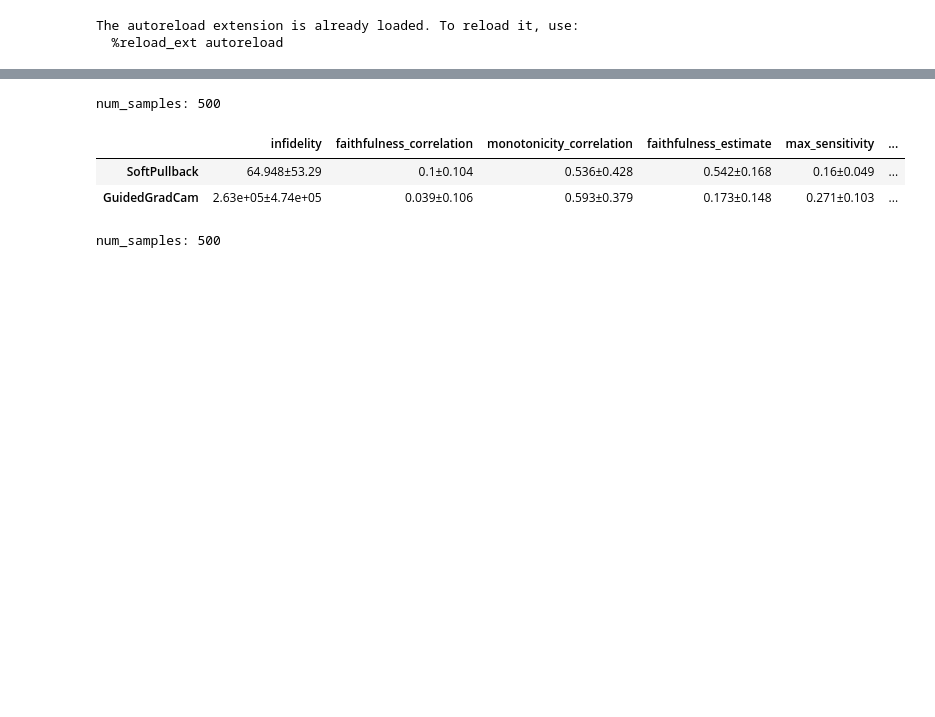
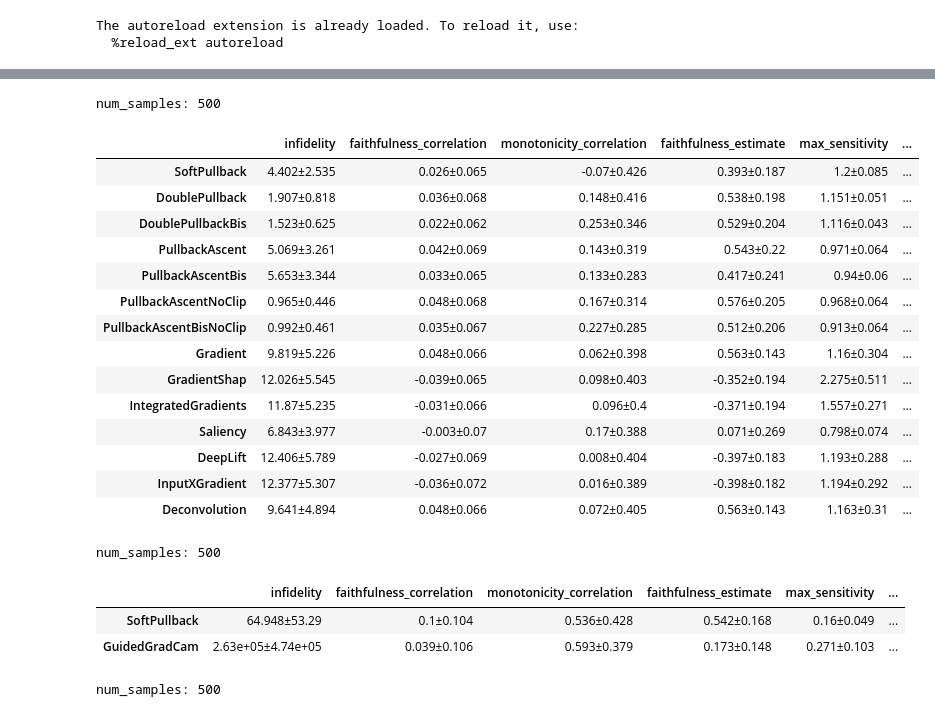
Before and after one commit to 314-Foundation/SemanticPullbacks, a Jupyter notebook: notebooks/verify_results.ipynb, the cells around one changed output, grey strips where cells are left out. Cells and saved outputs as stored; diff of their text form; code cells hidden in the pictures; blank space fills up the shorter version.

```diff
--- a/notebooks/verify_results.ipynb
+++ b/notebooks/verify_results.ipynb
@@ -27,0 +71,5 @@ The autoreload extension is already loaded. To reload it, use:
+# %%
+loaded_df_pvt = QuantusEvaluator.load_results(f"results/quantus_pvt_inet_20_25_infidelity_pvt_v2_b1")
+print("num_samples:", len(loaded_df_pvt.iloc[0].iloc[0]))
+summary_pvt = QuantusEvaluator.summarize_results(loaded_df_pvt, quantile=0.2)
+summary_pvt
@@ -27,0 +90,22 @@ The autoreload extension is already loaded. To reload it, use:
+# %%
+loaded_df_pvt = QuantusEvaluator.load_results(f"results/quantus_pvt_20_25_infidelity_pvt_v2_b1")
+print("num_samples:", len(loaded_df_pvt.iloc[0].iloc[0]))
+summary_pvt = QuantusEvaluator.summarize_results(loaded_df_pvt, quantile=0.2)
+summary_pvt
+# %% [output]
+num_samples: 500
+|  | infidelity | faithfulness_correlation | monotonicity_correlation | faithfulness_estimate | max_sensitivity | ... |
+| SoftPullback | 4.402±2.535 | 0.026±0.065 | -0.07±0.426 | 0.393±0.187 | 1.2±0.085 | ... |
+| DoublePullback | 1.907±0.818 | 0.036±0.068 | 0.148±0.416 | 0.538±0.198 | 1.151±0.051 | ... |
+| DoublePullbackBis | 1.523±0.625 | 0.022±0.062 | 0.253±0.346 | 0.529±0.204 | 1.116±0.043 | ... |
+| PullbackAscent | 5.069±3.261 | 0.042±0.069 | 0.143±0.319 | 0.543±0.22 | 0.971±0.064 | ... |
+| PullbackAscentBis | 5.653±3.344 | 0.033±0.065 | 0.133±0.283 | 0.417±0.241 | 0.94±0.06 | ... |
+| PullbackAscentNoClip | 0.965±0.446 | 0.048±0.068 | 0.167±0.314 | 0.576±0.205 | 0.968±0.064 | ... |
+| PullbackAscentBisNoClip | 0.992±0.461 | 0.035±0.067 | 0.227±0.285 | 0.512±0.206 | 0.913±0.064 | ... |
+| Gradient | 9.819±5.226 | 0.048±0.066 | 0.062±0.398 | 0.563±0.143 | 1.16±0.304 | ... |
+| GradientShap | 12.026±5.545 | -0.039±0.065 | 0.098±0.403 | -0.352±0.194 | 2.275±0.511 | ... |
+| IntegratedGradients | 11.87±5.235 | -0.031±0.066 | 0.096±0.4 | -0.371±0.194 | 1.557±0.271 | ... |
+| Saliency | 6.843±3.977 | -0.003±0.07 | 0.17±0.388 | 0.071±0.269 | 0.798±0.074 | ... |
+| DeepLift | 12.406±5.789 | -0.027±0.069 | 0.008±0.404 | -0.397±0.183 | 1.193±0.288 | ... |
+| InputXGradient | 12.377±5.307 | -0.036±0.072 | 0.016±0.389 | -0.398±0.182 | 1.194±0.292 | ... |
+| Deconvolution | 9.641±4.894 | 0.048±0.066 | 0.072±0.405 | 0.563±0.143 | 1.163±0.31 | ... |
```
Also changed, not shown: parts of 5 cells of this notebook, 6 other files.
